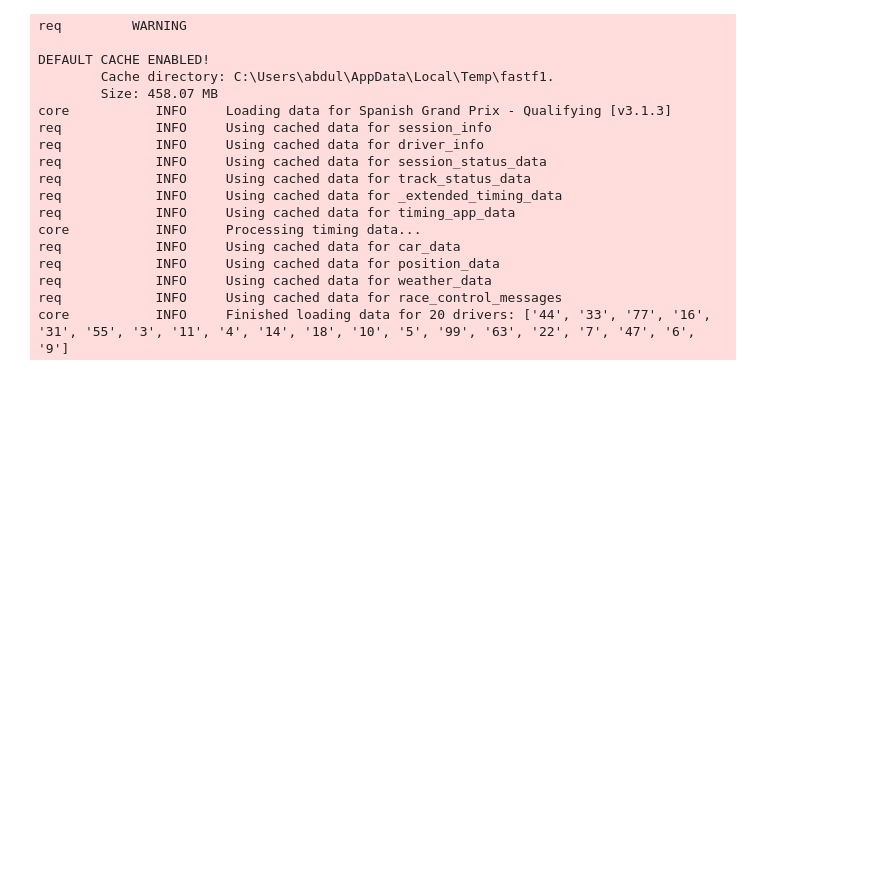
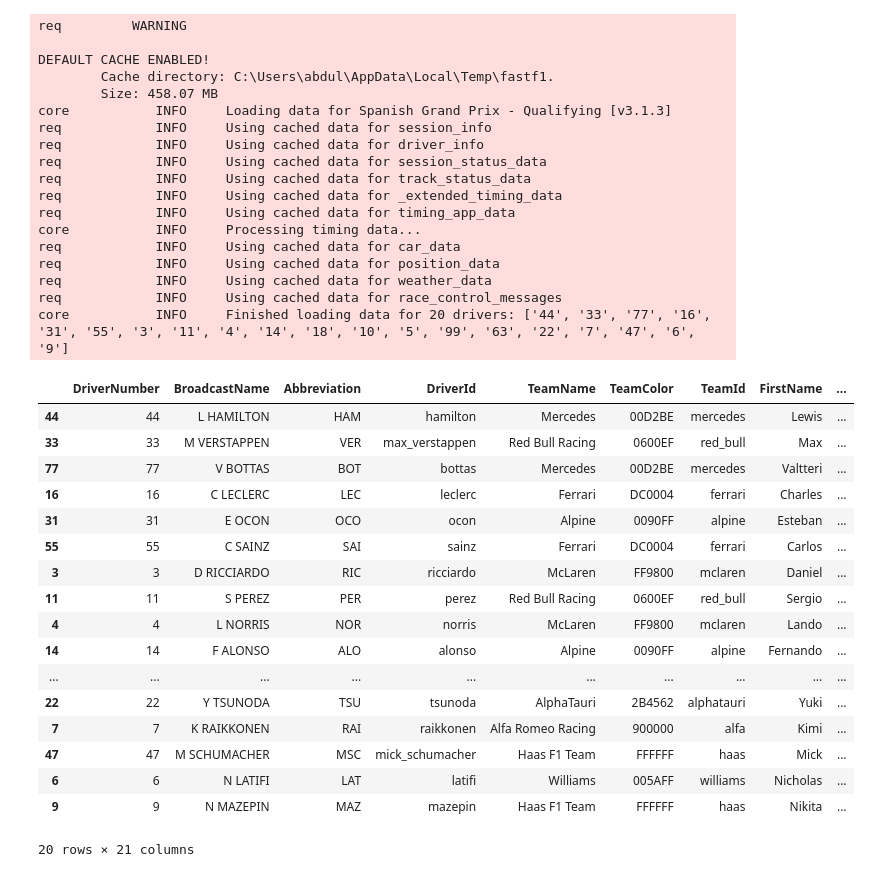
Before and after one commit to AbdullahKhurram30/Pythlete-Working, a Jupyter notebook: exploration/notebooks/overlaying-lap-times.ipynb, the cells around one changed output. Cells and saved outputs as stored; diff of their text form; code cells hidden in the pictures; blank space fills up the shorter version.

Commit message:
added result dataframe to notebook for comparison

```diff
--- a/exploration/notebooks/overlaying-lap-times.ipynb
+++ b/exploration/notebooks/overlaying-lap-times.ipynb
@@ -26,6 +26,27 @@ req            INFO     Using cached data for position_data
 req            INFO     Using cached data for weather_data
 req            INFO     Using cached data for race_control_messages
 core           INFO     Finished loading data for 20 drivers: ['44', '33', '77', '16', '31', '55', '3', '11', '4', '14', '18', '10', '5', '99', '63', '22', '7', '47', '6', '9']
+# %%
+session.results
+# %% [output]
+|  | DriverNumber | BroadcastName | Abbreviation | DriverId | TeamName | TeamColor | TeamId | FirstName | ... |
+| 44 | 44 | L HAMILTON | HAM | hamilton | Mercedes | 00D2BE | mercedes | Lewis | ... |
+| 33 | 33 | M VERSTAPPEN | VER | max_verstappen | Red Bull Racing | 0600EF | red_bull | Max | ... |
+| 77 | 77 | V BOTTAS | BOT | bottas | Mercedes | 00D2BE | mercedes | Valtteri | ... |
+| 16 | 16 | C LECLERC | LEC | leclerc | Ferrari | DC0004 | ferrari | Charles | ... |
+| 31 | 31 | E OCON | OCO | ocon | Alpine | 0090FF | alpine | Esteban | ... |
+| 55 | 55 | C SAINZ | SAI | sainz | Ferrari | DC0004 | ferrari | Carlos | ... |
+| 3 | 3 | D RICCIARDO | RIC | ricciardo | McLaren | FF9800 | mclaren | Daniel | ... |
+| 11 | 11 | S PEREZ | PER | perez | Red Bull Racing | 0600EF | red_bull | Sergio | ... |
+| 4 | 4 | L NORRIS | NOR | norris | McLaren | FF9800 | mclaren | Lando | ... |
+| 14 | 14 | F ALONSO | ALO | alonso | Alpine | 0090FF | alpine | Fernando | ... |
+| ... | ... | ... | ... | ... | ... | ... | ... | ... | ... |
+| 22 | 22 | Y TSUNODA | TSU | tsunoda | AlphaTauri | 2B4562 | alphatauri | Yuki | ... |
+| 7 | 7 | K RAIKKONEN | RAI | raikkonen | Alfa Romeo Racing | 900000 | alfa | Kimi | ... |
+| 47 | 47 | M SCHUMACHER | MSC | mick_schumacher | Haas F1 Team | FFFFFF | haas | Mick | ... |
+| 6 | 6 | N LATIFI | LAT | latifi | Williams | 005AFF | williams | Nicholas | ... |
+| 9 | 9 | N MAZEPIN | MAZ | mazepin | Haas F1 Team | FFFFFF | haas | Nikita | ... |
+20 rows × 21 columns
 # %%
 ver_lap = session.laps.pick_driver('VER').pick_fastest()
 ham_lap = session.laps.pick_driver('HAM').pick_fastest()
```
Also changed, not shown: parts of 4 cells of this notebook.
